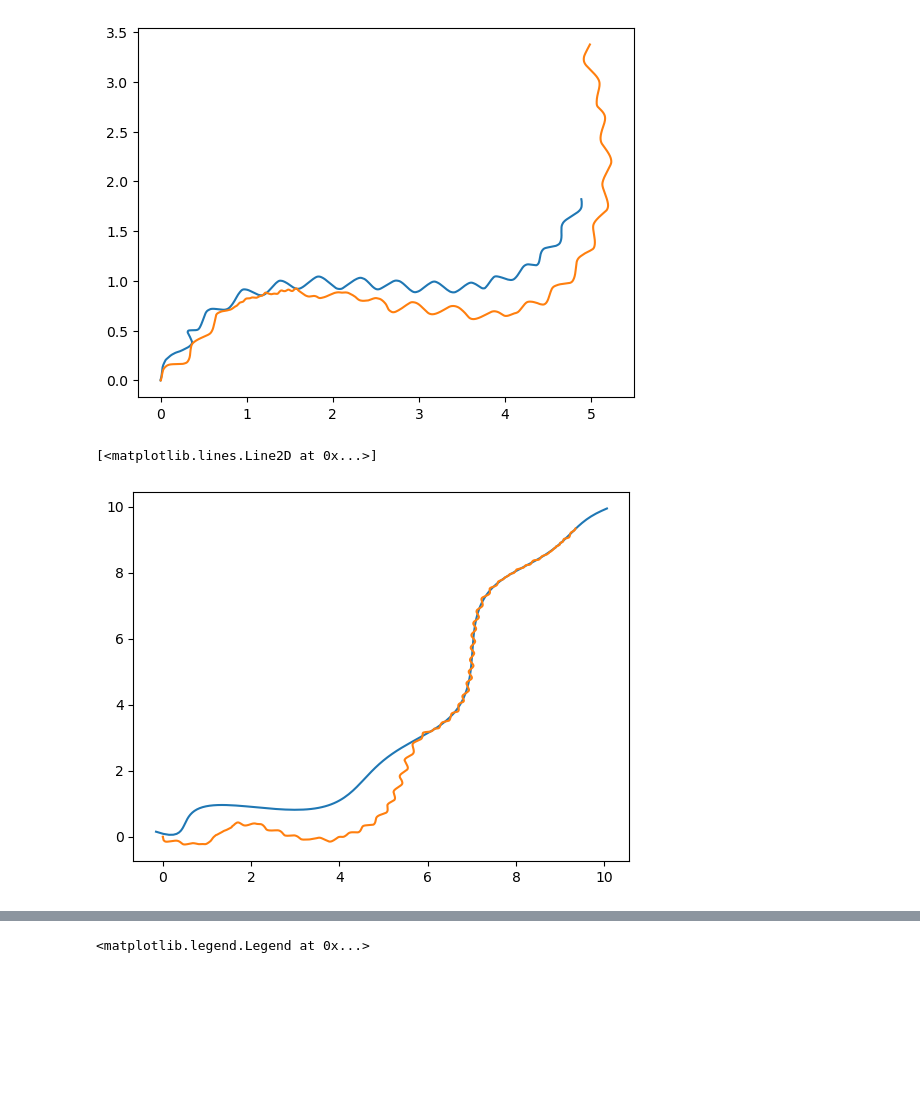
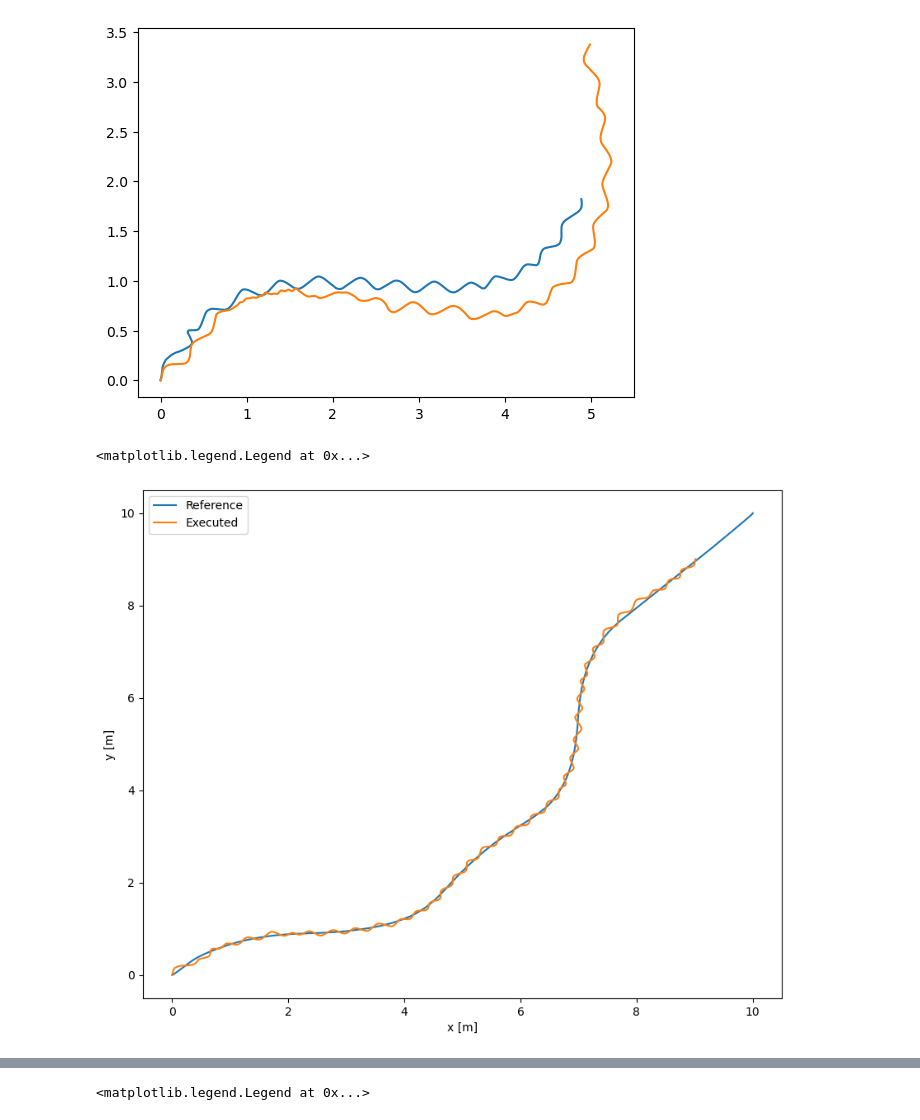
Before and after one commit to AntoSave/mujoco_mpc, a Jupyter notebook: tuning/test.ipynb, the cells around one changed output, grey strips where cells are left out. Drawn from its saved outputs; the diff is of its cells as text; code cells hidden in the pictures; blank space fills up the shorter version.

```diff
--- a/tuning/test.ipynb
+++ b/tuning/test.ipynb
@@ -224,17 +234,19 @@ plt.plot(traj_prob[:,1], traj_prob[:,2])
 # %%
 import matplotlib.pyplot as plt
 import pickle
-experiment_dir = "/home/antonio/uni/tesi/mujoco_mpc/experiments/relative_policy_combination/h1_walk_2024-09-11_09-34-34/"
+experiment_dir = "/home/antonio/uni/tesi/mujoco_mpc/experiments/relative_policy_combination/h1_walk_2024-09-19_18-36-38"
 traj_det = np.load(f'{experiment_dir}/traj.npy', allow_pickle=True)
 reference_data = pickle.load(open(f'{experiment_dir}/path_data.pkl', 'rb'))
-fit_x = reference_data['fit_x']
-fit_y = reference_data['fit_y']
-t = reference_data['t']
-plt.plot(fit_x(t), fit_y(t))
+path = reference_data['smoothed_path']
+plt.figure(figsize=(10,8))
+plt.plot(path[:,0], path[:,1])
 plt.plot(traj_det[:,1], traj_det[:,2])
+plt.xlabel('x [m]')
+plt.ylabel('y [m]')
+plt.legend(['Reference', 'Executed'])
 # %% [output]
-[<matplotlib.lines.Line2D at 0x...>]
+<matplotlib.legend.Legend at 0x...>
-[figure, old version]
+[figure, new version]
 # %%
 import matplotlib.pyplot as plt
 import numpy as np
```
Also changed, not shown: parts of 10 cells of this notebook.
